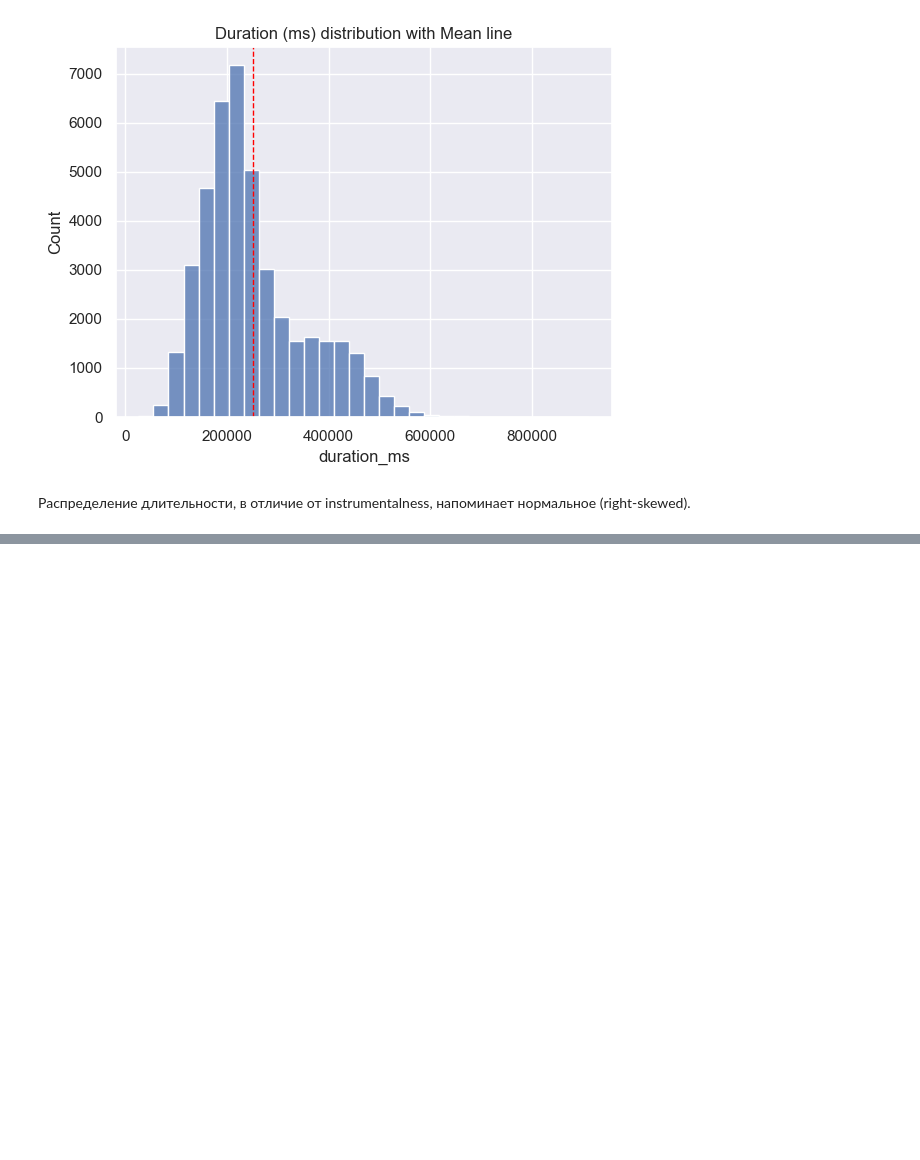
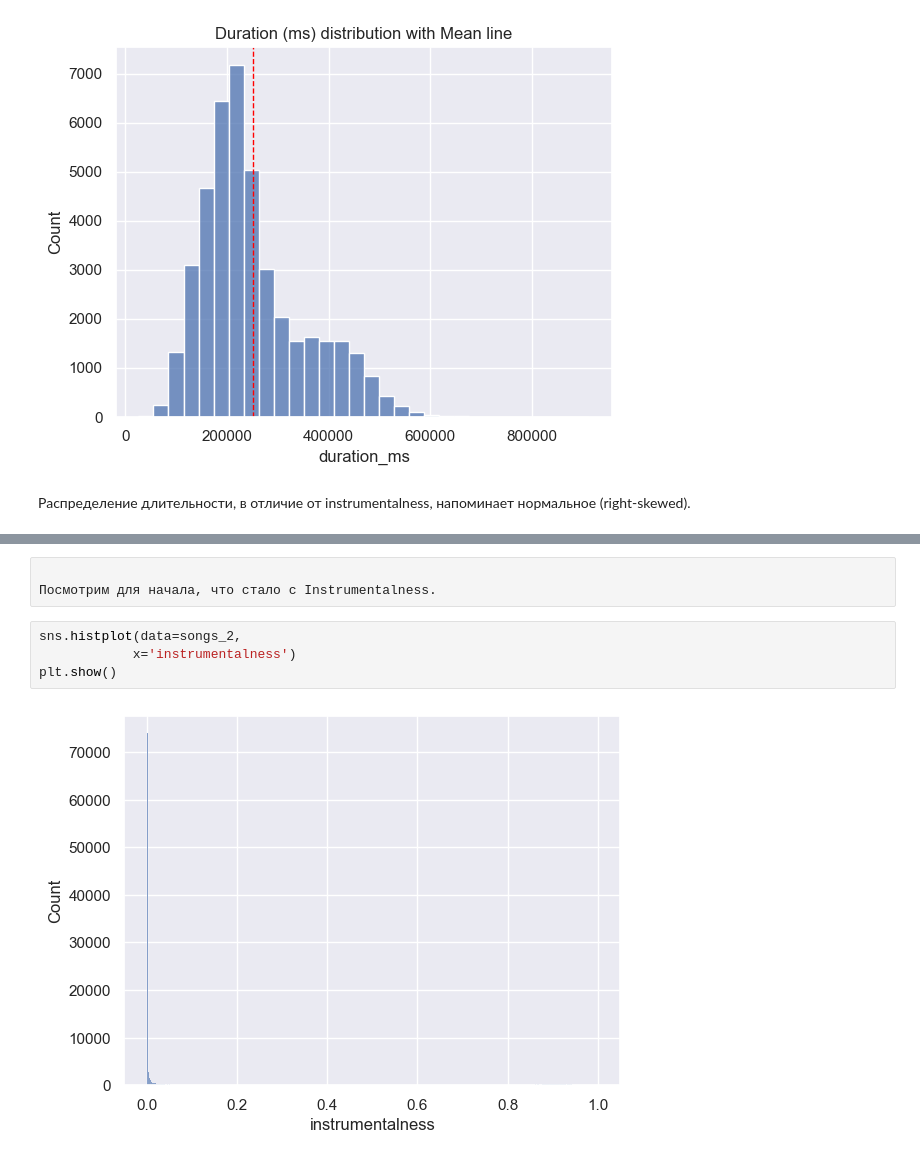
Before and after one commit to ekhavronina/data_analytics, a Jupyter notebook: spotify_songs.ipynb, the cells around one changed output, grey strips where cells are left out. Cells and saved outputs as stored; diff of their text form; blank space fills up the shorter version.

```diff
--- a/spotify_songs.ipynb
+++ b/spotify_songs.ipynb
@@ -332,0 +438,9 @@ plt.show()
+# %%
+
+Посмотрим для начала, что стало с Instrumentalness.
+# %%
+sns.histplot(data=songs_2,
+            x='instrumentalness')
+plt.show()
+# %% [output]
+[figure, added]
```
Also changed, not shown: parts of 18 cells of this notebook.
